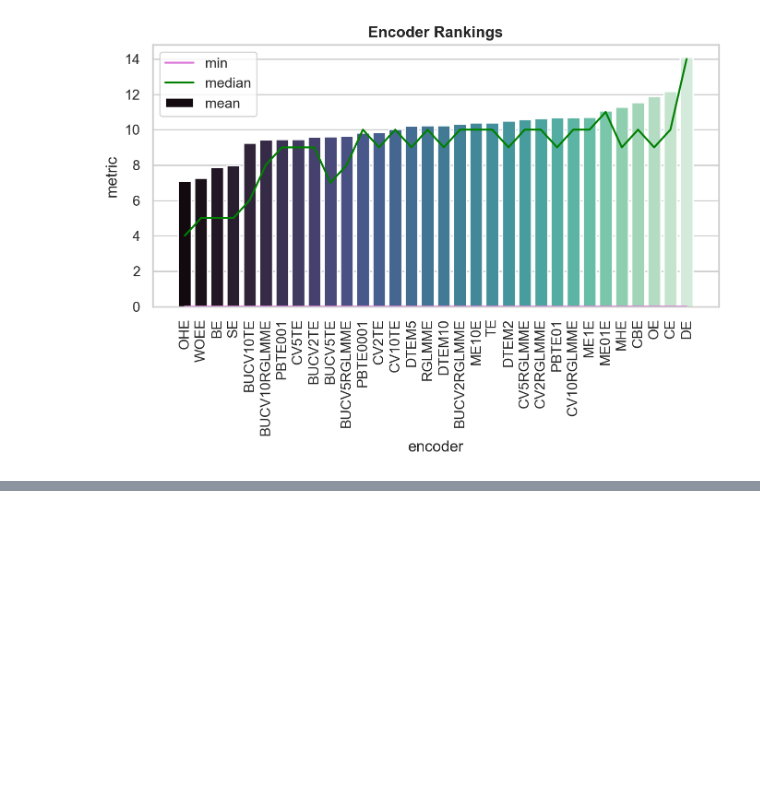
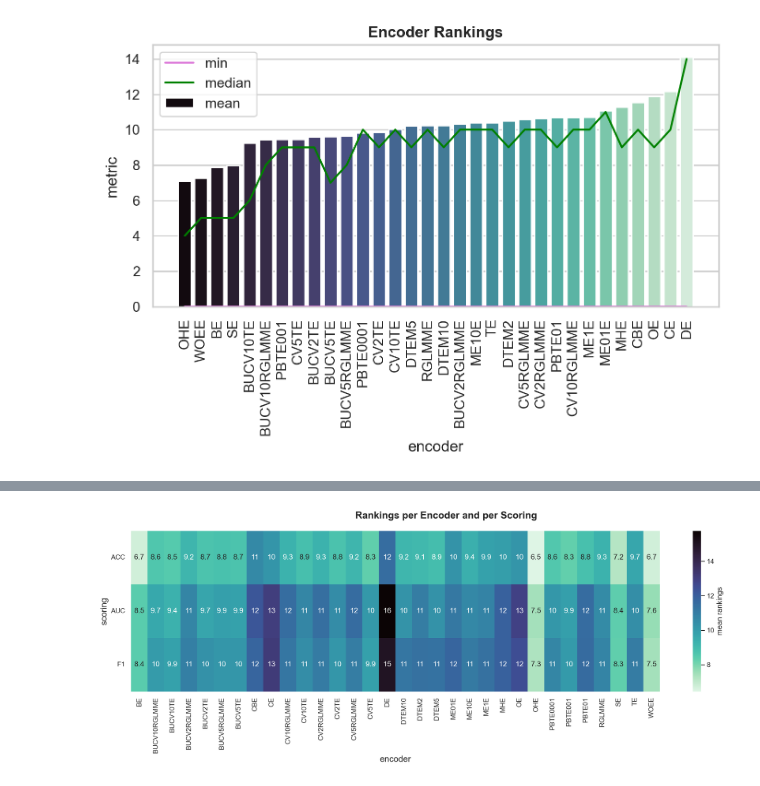
Before and after one commit to nina-prog/meta-learning-for-encoder-selection, a Jupyter notebook: notebooks/week08/week08-data-exploration.ipynb, the cells around one changed output, grey strips where cells are left out. Cells and saved outputs as stored; diff of their text form; code cells hidden in the pictures; blank space fills up the shorter version.

```diff
--- a/notebooks/week08/week08-data-exploration.ipynb
+++ b/notebooks/week08/week08-data-exploration.ipynb
@@ -459,0 +550,4 @@ plt.show()
+# %%
+# get mean of all rankings of each encoder and each scoring
+encoder_scoring_rankings = rankings.groupby(level=3, axis='columns').mean()
+encoder_scoring_rankings
@@ -459,0 +573,13 @@ plt.show()
+# %%
+# plot mean of all rankings of each encoder and each scoring in an heatmap
+fig, ax = plt.subplots(figsize=(16, 6))
+sns.heatmap(encoder_scoring_rankings.transpose(), ax=ax, cmap="mako_r", annot=True, cbar_kws={'label': 'mean rankings'})
+ax.set_ylabel("scoring", fontsize=14)
+ax.set_xlabel("encoder", fontsize=14)
+# rotate yticks
+plt.yticks(rotation=0)
+fig.suptitle("Rankings per Encoder and per Scoring", fontweight="bold", fontsize=16)
+plt.tight_layout()
+plt.show()
+# %% [output]
+[figure, added]
```
Also changed, not shown: parts of 11 cells of this notebook.
